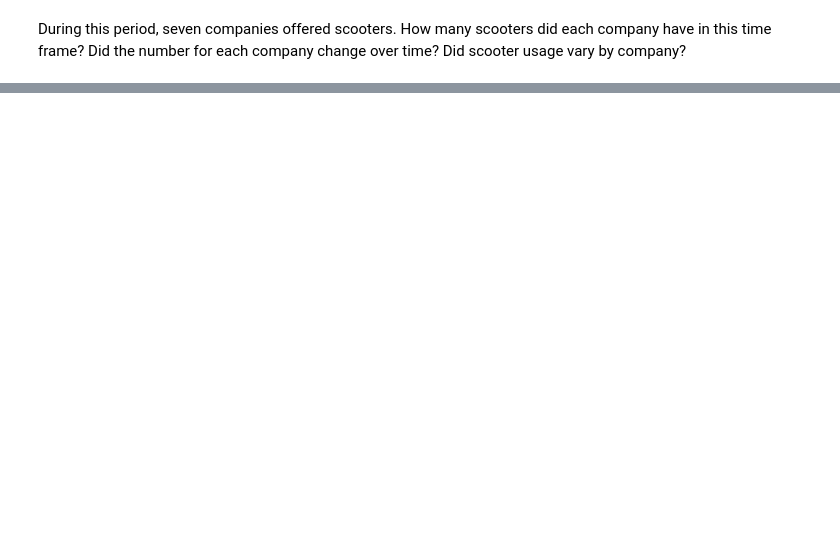
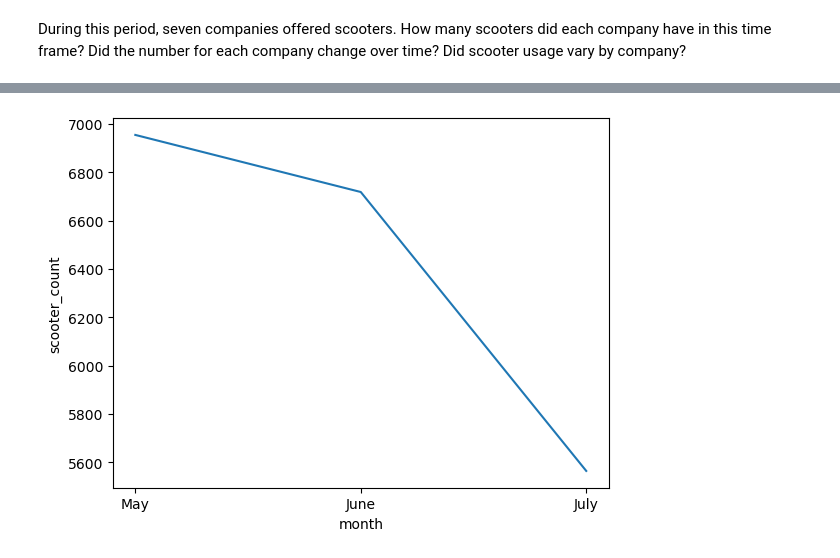
Before and after one commit to brookejackson23/nashville_scooters-dda9_ducks, a Jupyter notebook: question1.ipynb, the cells around one changed output, grey strips where cells are left out. Saved outputs shown, nothing was run; the diff lists cells and outputs as text; code cells hidden in the pictures; blank space fills up the shorter version.

```diff
--- a/question1.ipynb
+++ b/question1.ipynb
@@ -77,5 +179,7 @@ sns.barplot(data=companycounts.sort_values("count", ascending=False), x="company
 # %%
-sns.lineplot(data=fullcounts_by_m.groupby(by="month").sum().sort_values("count", ascending=False), x="month", y="count")
+sns.lineplot(data=fullcounts_by_m.groupby(by="month").sum().sort_values("scooter_count", ascending=False), x="month", y="scooter_count")
 
 
 plt.show()
+# %% [output]
+[figure, added]
```
Also changed, not shown: parts of 12 cells of this notebook.
